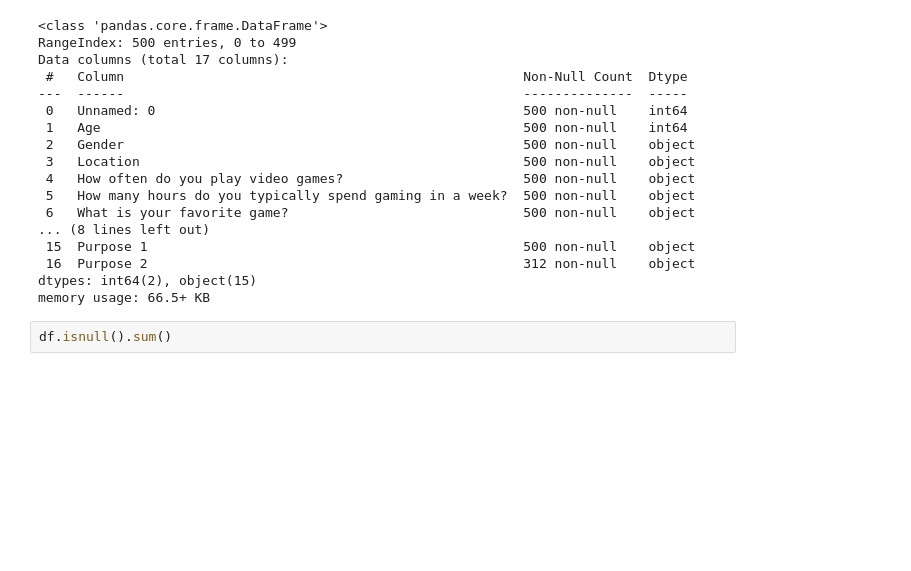
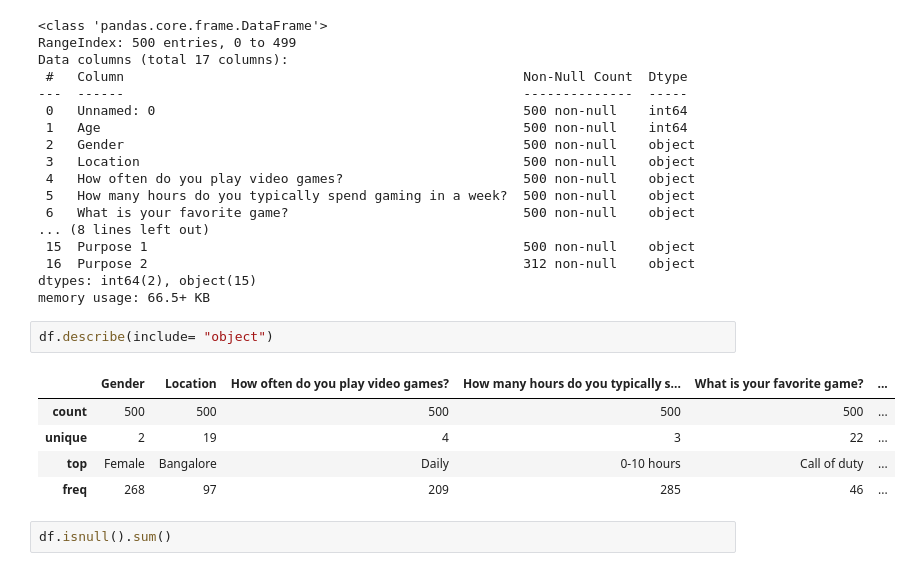
Before and after one commit to Harmain-Ali/Complete-EDA-Guide, a Jupyter notebook: Practice-Projects/05. game survey dataset EDA/notebooks/Gaming_Survey_visualization.ipynb, the cells around one changed output. Drawn from its saved outputs; the diff is of its cells as text; blank space fills up the shorter version.

```diff
--- a/Practice-Projects/05. game survey dataset EDA/notebooks/Gaming_Survey_visualization.ipynb
+++ b/Practice-Projects/05. game survey dataset EDA/notebooks/Gaming_Survey_visualization.ipynb
@@ -96,6 +96,14 @@ Data columns (total 17 columns):
  16  Purpose 2                                                312 non-null    object
 dtypes: int64(2), object(15)
 memory usage: 66.5+ KB
+# %%
+df.describe(include= "object")
+# %% [output]
+|  | Gender | Location | How often do you play video games? | How many hours do you typically s... | What is your favorite game? | ... |
+| count | 500 | 500 | 500 | 500 | 500 | ... |
+| unique | 2 | 19 | 4 | 3 | 22 | ... |
+| top | Female | Bangalore | Daily | 0-10 hours | Call of duty | ... |
+| freq | 268 | 97 | 209 | 285 | 46 | ... |
 # %%
 df.isnull().sum()
 # %% [output]
```
Also changed, not shown: parts of 48 cells of this notebook, 1 other file.
